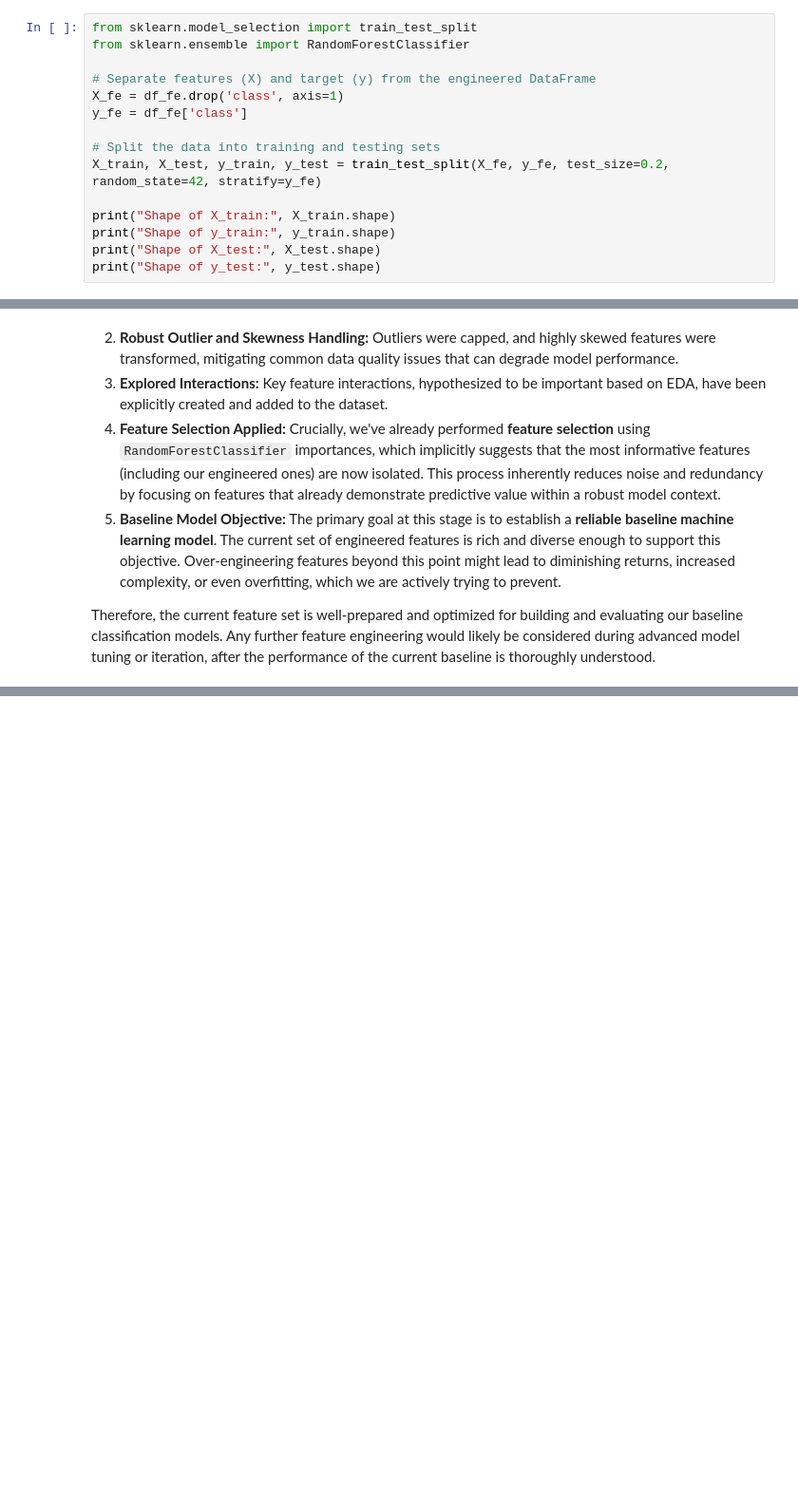
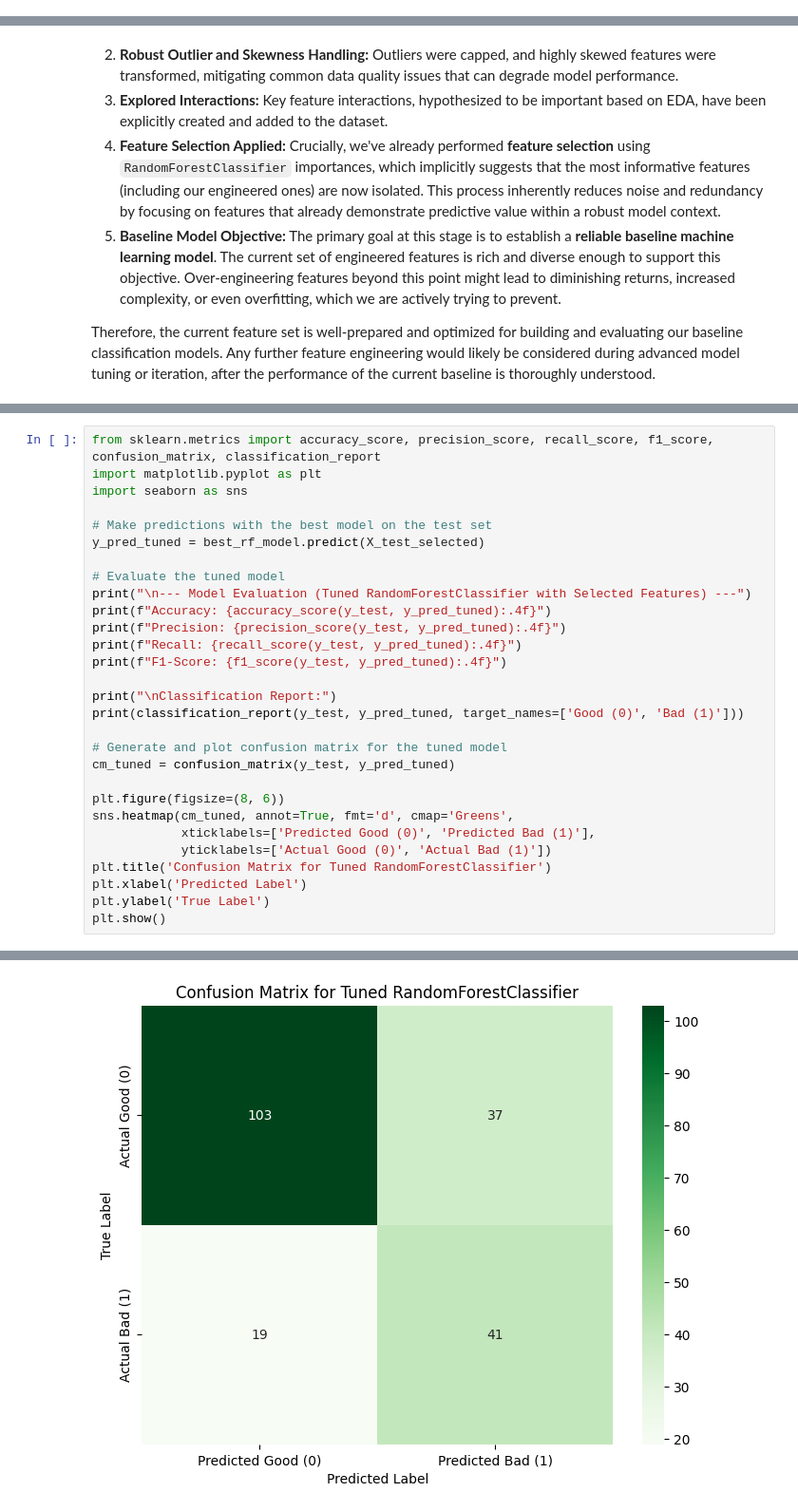
Before and after one commit to AnilGhatge/APEX_PROJECT_Sem2, a Jupyter notebook: Advanced_Apex_Project_1.ipynb, the cells around one changed output, grey strips where cells are left out. Shown at 95% size. Cells and saved outputs as stored; diff of their text form; blank space fills up the shorter version.

```diff
--- a/Advanced_Apex_Project_1.ipynb
+++ b/Advanced_Apex_Project_1.ipynb
@@ -1157,15 +1400,0 @@ After creating the interaction terms, it's crucial to evaluate their significanc
-# %%
-from sklearn.model_selection import train_test_split
-from sklearn.ensemble import RandomForestClassifier
-
-# Separate features (X) and target (y) from the engineered DataFrame
-X_fe = df_fe.drop('class', axis=1)
-y_fe = df_fe['class']
-
-# Split the data into training and testing sets
-X_train, X_test, y_train, y_test = train_test_split(X_fe, y_fe, test_size=0.2, random_state=42, stratify=y_fe)
-
-print("Shape of X_train:", X_train.shape)
-print("Shape of y_train:", y_train.shape)
-print("Shape of X_test:", X_test.shape)
-print("Shape of y_test:", y_test.shape)
@@ -1392,0 +1627,30 @@ Therefore, the current feature set is well-prepared and optimized for building a
+# %%
+from sklearn.metrics import accuracy_score, precision_score, recall_score, f1_score, confusion_matrix, classification_report
+import matplotlib.pyplot as plt
+import seaborn as sns
+
+# Make predictions with the best model on the test set
+y_pred_tuned = best_rf_model.predict(X_test_selected)
+
+# Evaluate the tuned model
+print("\n--- Model Evaluation (Tuned RandomForestClassifier with Selected Features) ---")
+print(f"Accuracy: {accuracy_score(y_test, y_pred_tuned):.4f}")
+print(f"Precision: {precision_score(y_test, y_pred_tuned):.4f}")
+print(f"Recall: {recall_score(y_test, y_pred_tuned):.4f}")
+print(f"F1-Score: {f1_score(y_test, y_pred_tuned):.4f}")
+
+print("\nClassification Report:")
+print(classification_report(y_test, y_pred_tuned, target_names=['Good (0)', 'Bad (1)']))
+
+# Generate and plot confusion matrix for the tuned model
+cm_tuned = confusion_matrix(y_test, y_pred_tuned)
+
+plt.figure(figsize=(8, 6))
+sns.heatmap(cm_tuned, annot=True, fmt='d', cmap='Greens',
+            xticklabels=['Predicted Good (0)', 'Predicted Bad (1)'],
+            yticklabels=['Actual Good (0)', 'Actual Bad (1)'])
+plt.title('Confusion Matrix for Tuned RandomForestClassifier')
+plt.xlabel('Predicted Label')
+plt.ylabel('True Label')
+plt.show()
+# %% [output]
@@ -1392,0 +1672 @@ Therefore, the current feature set is well-prepared and optimized for building a
+[figure, added]
```
Also changed, not shown: parts of 90 cells of this notebook.
